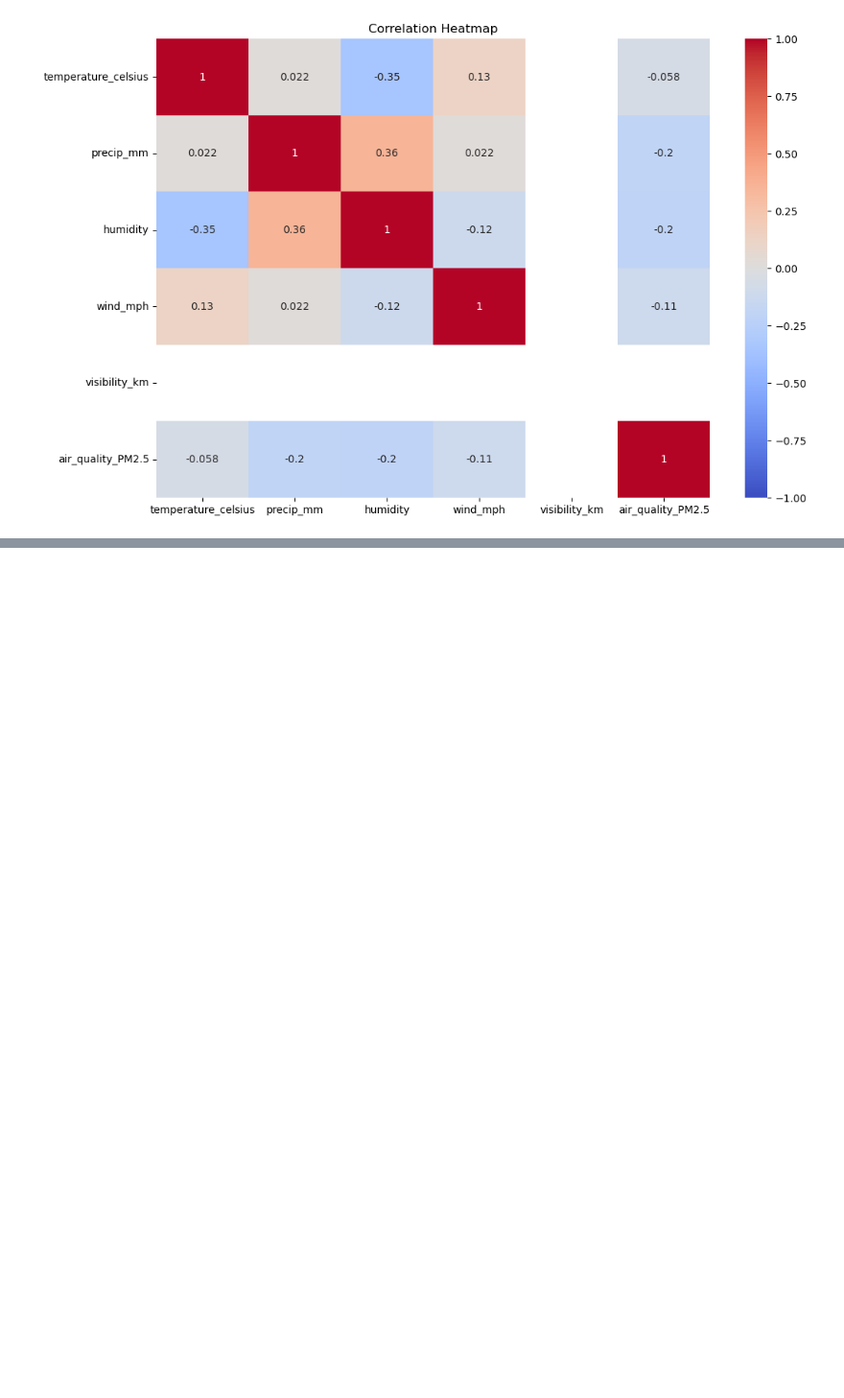
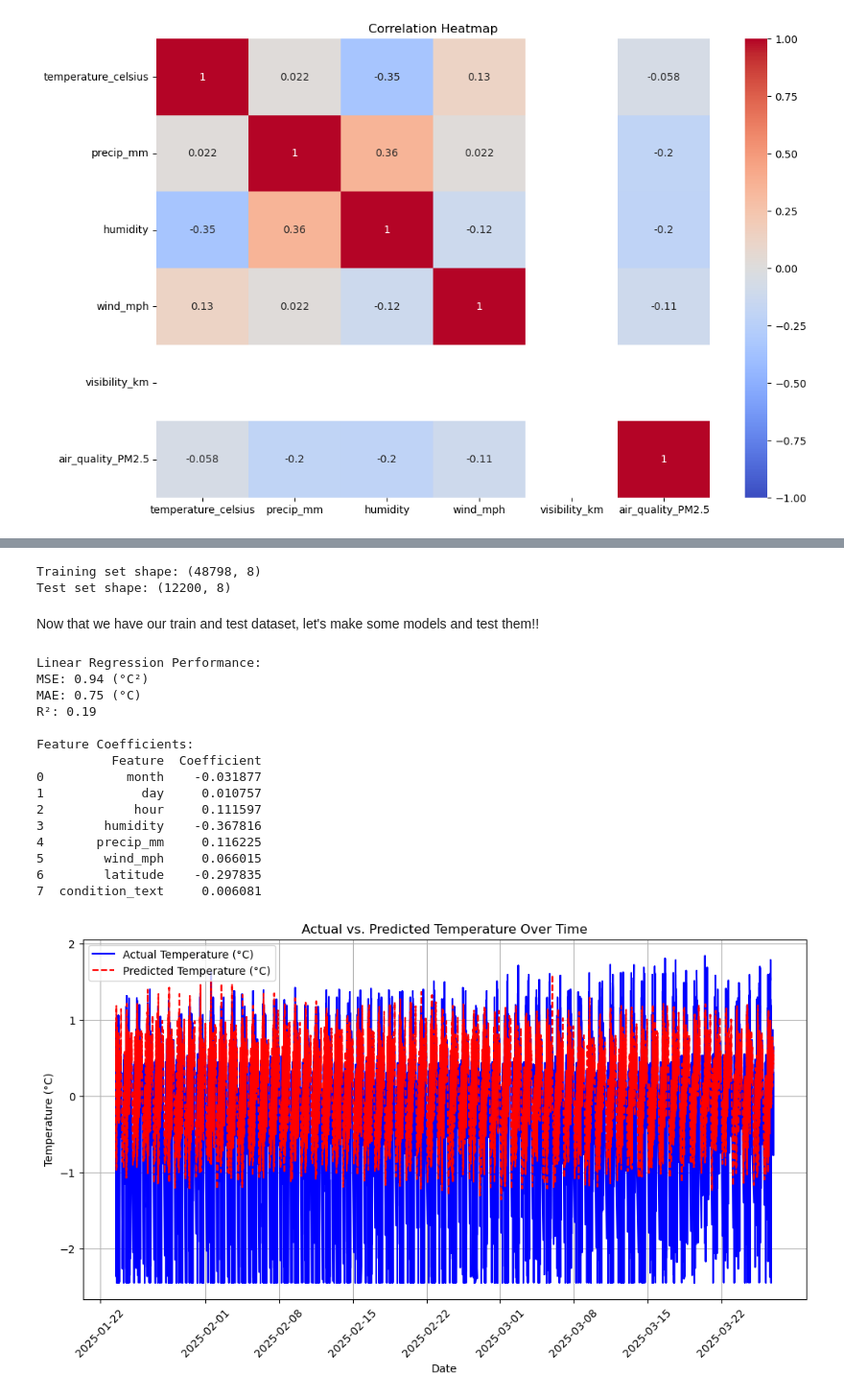
Before and after one commit to ShivamBhosale/PM-Accelerator, a Jupyter notebook: Global_Weather_Repository.ipynb, the cells around one changed output, grey strips where cells are left out. Shown at 96% size. Drawn from its saved outputs; the diff is of its cells as text; code cells hidden in the pictures; blank space fills up the shorter version.

```diff
--- a/Global_Weather_Repository.ipynb
+++ b/Global_Weather_Repository.ipynb
@@ -246,0 +259,2 @@ plt.show()
+# %%
+df = df.sort_values('last_updated')
@@ -246,0 +274,76 @@ plt.show()
+# %%
+# Time-based train-test split (80% train, 20% test)
+train_size = int(len(df) * 0.8)
+X_train = X.iloc[:train_size]
+X_test = X.iloc[train_size:]
+y_train = y.iloc[:train_size]
+y_test = y.iloc[train_size:]
+
+# Scale numeric features
+scaler = StandardScaler()
+numeric_features = ['month', 'day', 'hour', 'humidity']
+X_train[numeric_features] = scaler.fit_transform(X_train[numeric_features])
+X_test[numeric_features] = scaler.transform(X_test[numeric_features])
+
+print("Training set shape:", X_train.shape)
+print("Test set shape:", X_test.shape)
+# %% [output]
+Training set shape: (48798, 8)
+Test set shape: (12200, 8)
+# %% [markdown]
+Now that we have our train and test dataset, let's make some models and test them!!
+# %%
+from sklearn.linear_model import LinearRegression
+from sklearn.metrics import mean_squared_error, mean_absolute_error, r2_score
+import matplotlib.pyplot as plt
+
+lr = LinearRegression()
+lr.fit(X_train, y_train)
+
+# Predict on test set
+y_pred = lr.predict(X_test)
+
+# Evaluate the model
+mse = mean_squared_error(y_test, y_pred)
+mae = mean_absolute_error(y_test, y_pred)
+r2 = r2_score(y_test, y_pred)
+
+print("\nLinear Regression Performance:")
+print(f"MSE: {mse:.2f} (°C²)")
+print(f"MAE: {mae:.2f} (°C)")
+print(f"R²: {r2:.2f}")
+
+# Coefficients (to show feature impact)
+feature_names = ['month', 'day', 'hour', 'humidity', 'precip_mm', 'wind_mph', 'latitude', 'condition_text']
+coefficients = pd.DataFrame({'Feature': feature_names, 'Coefficient': lr.coef_})
+print("\nFeature Coefficients:")
+print(coefficients)
+
+# Plot actual vs. predicted
+plt.figure(figsize=(12, 6))
+plt.plot(df['last_updated'].iloc[train_size:], y_test, label='Actual Temperature (°C)', color='blue')
+plt.plot(df['last_updated'].iloc[train_size:], y_pred, label='Predicted Temperature (°C)', color='red', linestyle='--')
+plt.title('Actual vs. Predicted Temperature Over Time')
+plt.xlabel('Date')
+plt.ylabel('Temperature (°C)')
+plt.legend()
+plt.xticks(rotation=45)
+plt.grid(True)
+plt.show()
+# %% [output]
+Linear Regression Performance:
+MSE: 0.94 (°C²)
+MAE: 0.75 (°C)
+R²: 0.19
+
+Feature Coefficients:
+          Feature  Coefficient
+0           month    -0.031877
+1             day     0.010757
+2            hour     0.111597
+3        humidity    -0.367816
+4       precip_mm     0.116225
+5        wind_mph     0.066015
+6        latitude    -0.297835
+7  condition_text     0.006081
+[figure, added]
```
Also changed, not shown: parts of 8 cells of this notebook.
